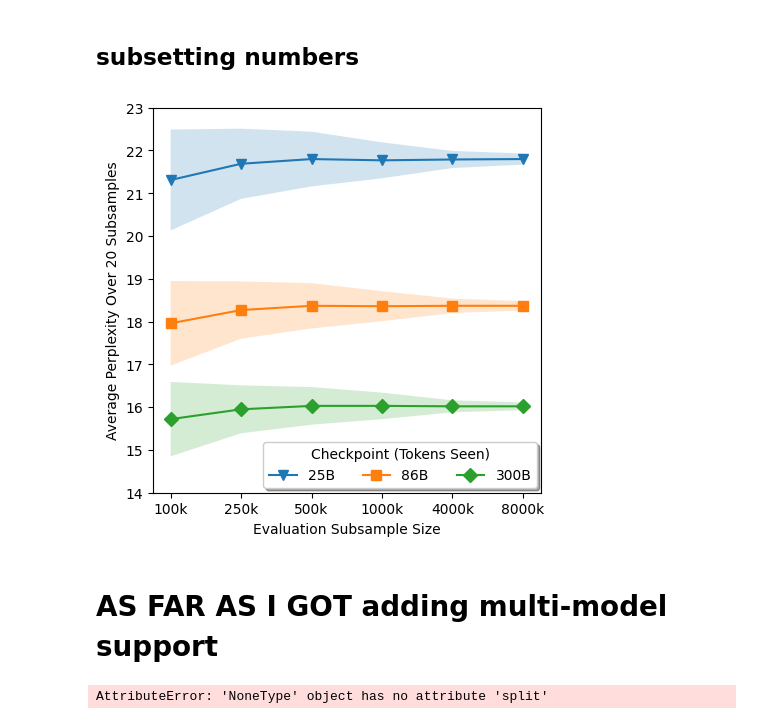
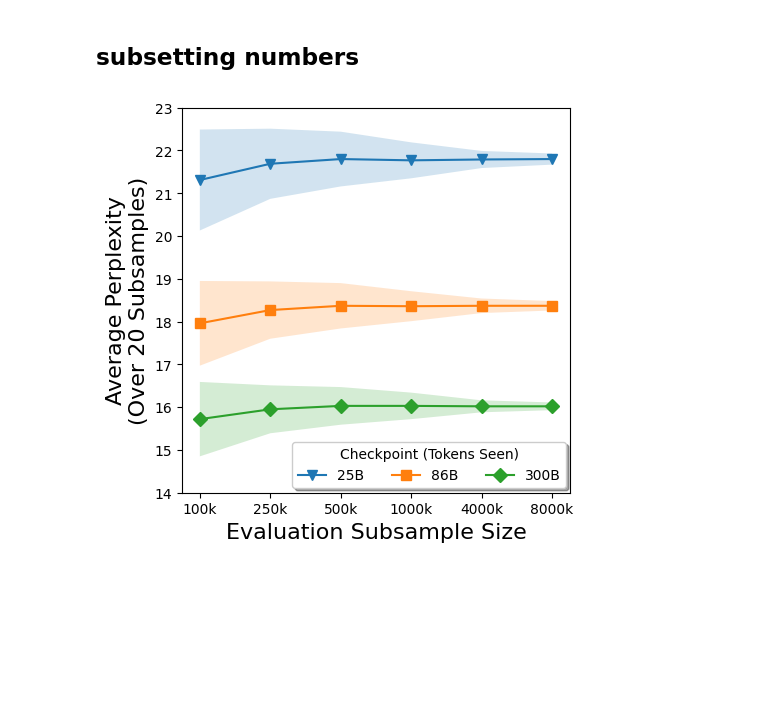
Before and after one commit to allenai/OLMo-Eval, a Jupyter notebook: notebooks/perplexity_suite_paper_visualizations.ipynb.ipynb, the cells around one changed output. Drawn from its saved outputs; the diff is of its cells as text; code cells hidden in the pictures; blank space fills up the shorter version.

Commit message:
first pass clean up

```diff
--- a/notebooks/perplexity_suite_paper_visualizations.ipynb.ipynb
+++ b/notebooks/perplexity_suite_paper_visualizations.ipynb.ipynb
@@ -1996,12 +2608,15 @@ for pair_idx, model_pair in enumerate([('pythia-6.9b', 'pythia-1b'), ('pythia-1b
         ratio_by_subdomain.sort()
         y_axis = ratio_by_subdomain
         x_axis = np.arange(len(ratio_by_subdomain))
-        axs[j//cols][j%cols].scatter(x_axis, y_axis, label=(f"1-{name_to_display[model_pair[0]]}/{name_to_display[model_pair[1]]}"), s=20, alpha=0.75, marker="x" if pair_idx == 0 else "o")
-        if j // cols == len(axs) - 1:
-            axs[j//cols][j%cols].set_xlabel("Domain Rank")
-        # axs[j//cols][j%cols].set_xlabel("Domain Rank")
-        if j % cols == 0:
-            axs[j//cols][j%cols].set_ylabel("% Reduction Perplexity")
+        ratio_name = f"1-{name_to_display[model_pair[0]]}/{name_to_display[model_pair[1]]}"
+        # axs[j//cols][j%cols].scatter(x_axis, y_axis, label=name_to_display[ratio_name], s=20, alpha=0.75, marker="x" if pair_idx == 0 else "o")
+        axs[j//cols][j%cols].plot(x_axis, y_axis, label=name_to_display[ratio_name], alpha=0.75, linestyle=model_name_to_linestyle[ratio_name], linewidth=3, color=model_name_to_color[ratio_name])
+
+        # if j // cols == len(axs) - 1:
+        #     axs[j//cols][j%cols].set_xlabel("Domain Rank")
+        # # axs[j//cols][j%cols].set_xlabel("Domain Rank")
+        # if j % cols == 0:
+        #     axs[j//cols][j%cols].set_ylabel("% Reduction Perplexity")
         # axs[j//cols][j%cols].set_ylabel("% Reduction " +name_to_display[metric_name])
         axs[j//cols][j%cols].set_title(name_to_display[task_name])
         # x ticks as integers
@@ -2016,7 +2631,10 @@ for j in range(len(tasks)):
     axs[j//cols][j%cols].set_yticks(y_ticks)
     axs[j//cols][j%cols].set_yticklabels([f"{y:.0%}" for y in y_ticks], rotation='vertical', ha='right', va='center')
 axs[-1][0].legend(loc='upper center', bbox_to_anchor=(2.75, -0.2),
-        ncol=3, fancybox=True, shadow=True)
+        ncol=2, fancybox=True, shadow=True, title='Baselines', title_fontsize=14)
+
+fig.text(0.5, 0.05, 'Domain Rank', ha='center', fontsize=16)
+fig.text(0.085, 0.5, '% Reduction', va='center', rotation='vertical', fontsize=16)
 
 
 fig.savefig(os.path.join(FIGURE_DIR,'domains_by_reduction_model_size.pdf'), bbox_inches='tight', dpi=300)
@@ -2491,70 +3045,33 @@ checkpoint_to_marker = {
     # '6B': 'X',
     # '7B': 'd',
     # '8B': 'p',
     # '9B': 'h',
     # '10B': '*',
 }
 
 fig, axs = plt.subplots(1, 1, figsize=(5, 5), sharey=True, sharex=True)
 for i, (checkpoint, mean) in enumerate(mean_df.iterrows()):
     if checkpoint == '4B':
         continue
     std = std_df.loc[checkpoint]
     x_axis = mean_df.columns
     mean_high = mean + std
     mean_low = mean - std
     # mean_high = np.log(np.log(mean + std))
     # mean_low = np.log(np.log(mean - std))
     # mean = np.log(np.log(mean))
     axs.plot(x_axis, mean, label=checkpoint, marker=checkpoint_to_marker[checkpoint], markersize=7)
     axs.fill_between(x_axis, mean_high, mean_low, alpha=0.2)
-axs.set_xlabel("Evaluation Subsample Size")
-axs.set_ylabel("Average Perplexity Over 20 Subsamples")
+axs.set_xlabel("Evaluation Subsample Size", fontsize=16)
+axs.set_ylabel("Average Perplexity\n(Over 20 Subsamples)", fontsize=16)
 y_ticks = axs.get_yticks()
 axs.set_yticks(y_ticks)
 # axs.set_yticklabels([f"{y:.0f}" for y in np.exp(np.exp(y_ticks))], rotation='vertical', ha='right', va='center')
 # natural log scale
 # axs.set_yscale('log')
 axs.legend(loc='upper center', bbox_to_anchor=(.6375, .15),
         ncol=3, fancybox=True, shadow=True, title='Checkpoint (Tokens Seen)')
 
 fig.savefig(os.path.join(FIGURE_DIR,'subsample_size.pdf'), bbox_inches='tight', dpi=300)
 # %% [output]
-[figure, old version]
+[figure, new version]
-# %% [markdown]
-# AS FAR AS I GOT adding multi-model support
-# %%
-# bar chart over domains (no labels) of final dolma and pythia model
-
-# bar chart of win rate over all final models
-model_path = os.path.join(RESULTS_DIR, "pythia/1b")
-pythia_all_subdomains = get_metric_for_all_subdomains(model_path, results_files_clean, 'ppl_token', domains_without_subdomains_clean)
-
-model_path = os.path.join(RESULTS_DIR, "olmo/1b/olmo-small-dolma-150B-mcli-results")
-dolma_all_subdomains = get_metric_for_all_subdomains(model_path, results_files_clean, 'ppl_token', domains_without_subdomains_clean)
-
-# concat the two dataframes
-all_subdomains = pd.concat([pythia_all_subdomains, dolma_all_subdomains])
-
-# get the max 'tokens_seen' for each model
-all_subdomains = all_subdomains.sort_values(by=['tokens_seen']).groupby('model').last().reset_index()
-
-# sort domain columns by perplexity for dolma
-dolma_domains_as_rows = all_subdomains[all_subdomains['model'] == 'olmo'].drop(columns=shared_cols).T.rename(columns={0: 'metric'})
-domains_by_dolma_ppl = list(dolma_domains_as_rows.sort_values(by='metric', axis=0).index)
-
-
-# bar chart over domains for both models
-
-
-# make 3 subplots with more space between plts
-fig, axs = plt.subplots(2, 1, figsize=(15, 15), gridspec_kw={'hspace': 0.75})
-# ax = domain_data_by_dolma_order.T.plot.bar(width=.8)
-# in first subplot, plot the top 50 domains by dolma ppl
-domain_data_by_dolma_order = all_subdomains[['model'] + domains_by_dolma_ppl[-50:]].set_index('model')
-domain_data_by_dolma_order.T.plot.bar(width=.8, ax=axs[0])
-
-domain_data_by_dolma_order = all_subdomains[['model'] + domains_by_dolma_ppl[:50]].set_index('model')
-domain_data_by_dolma_order.T.plot.bar(width=.8, ax=axs[1])
-# %% [output]
-AttributeError: 'NoneType' object has no attribute 'split'
```
Also changed, not shown: parts of 66 cells of this notebook.
